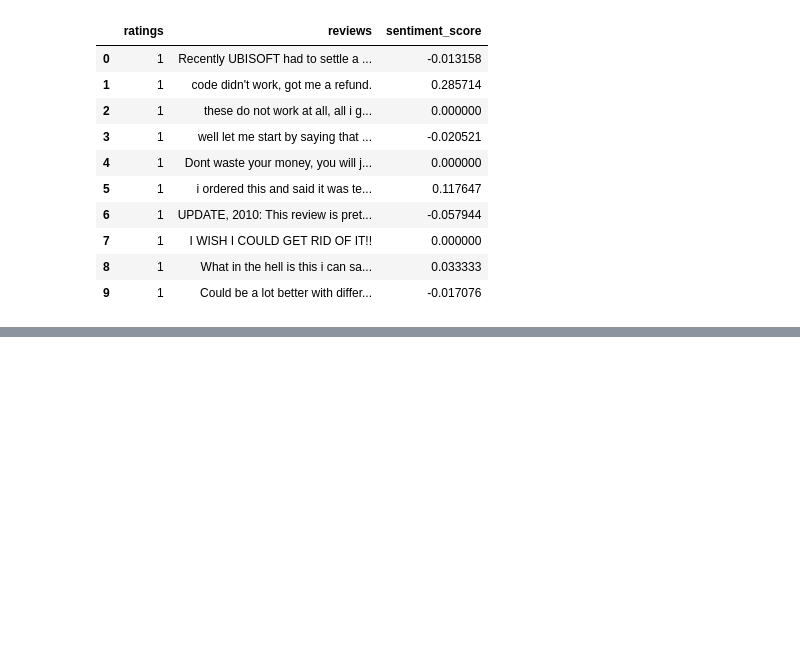
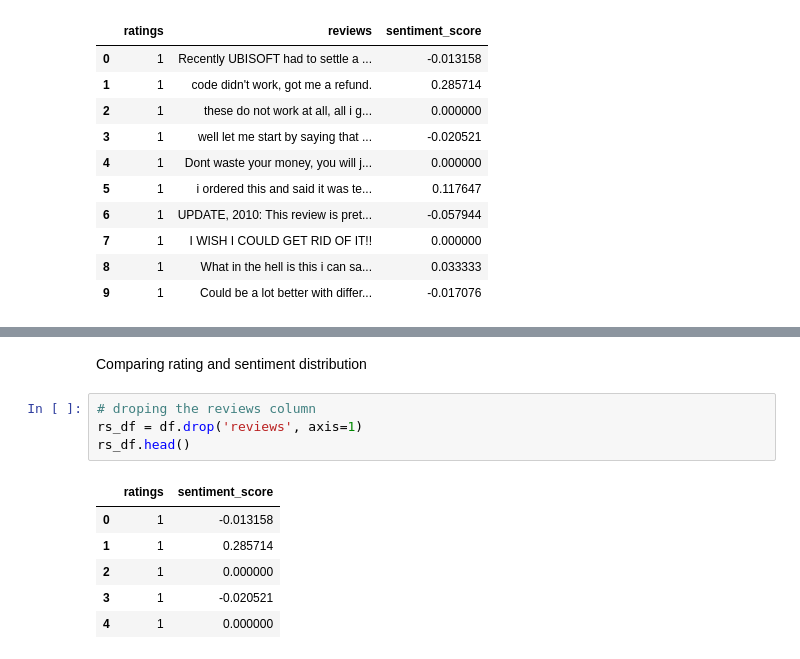
Before and after one commit to d4nielmeyer/Sentiment-Analysis-for-Marketing, a Jupyter notebook: Notebooks/02_CreateDictionaryBasedSentimentAnalyzer.ipynb, the cells around one changed output, grey strips where cells are left out. Saved outputs shown, nothing was run; the diff lists cells and outputs as text; blank space fills up the shorter version.

```diff
--- a/Notebooks/02_CreateDictionaryBasedSentimentAnalyzer.ipynb
+++ b/Notebooks/02_CreateDictionaryBasedSentimentAnalyzer.ipynb
@@ -250,0 +302,13 @@ df.head(10)
+# %% [markdown]
+Comparing rating and sentiment distribution
+# %%
+# droping the reviews column
+rs_df = df.drop('reviews', axis=1)
+rs_df.head()
+# %% [output]
+|  | ratings | sentiment_score |
+| 0 | 1 | -0.013158 |
+| 1 | 1 | 0.285714 |
+| 2 | 1 | 0.000000 |
+| 3 | 1 | -0.020521 |
+| 4 | 1 | 0.000000 |
```
Also changed, not shown: parts of 10 cells of this notebook.
